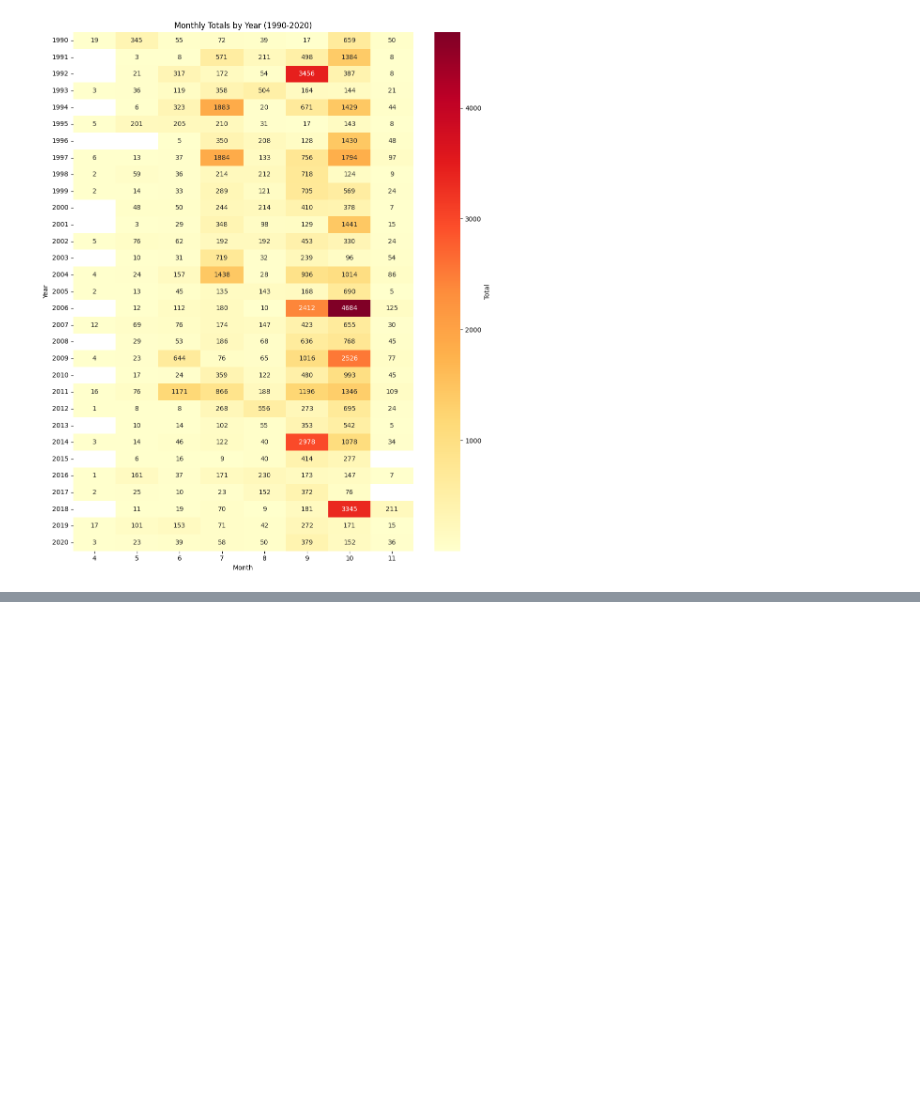
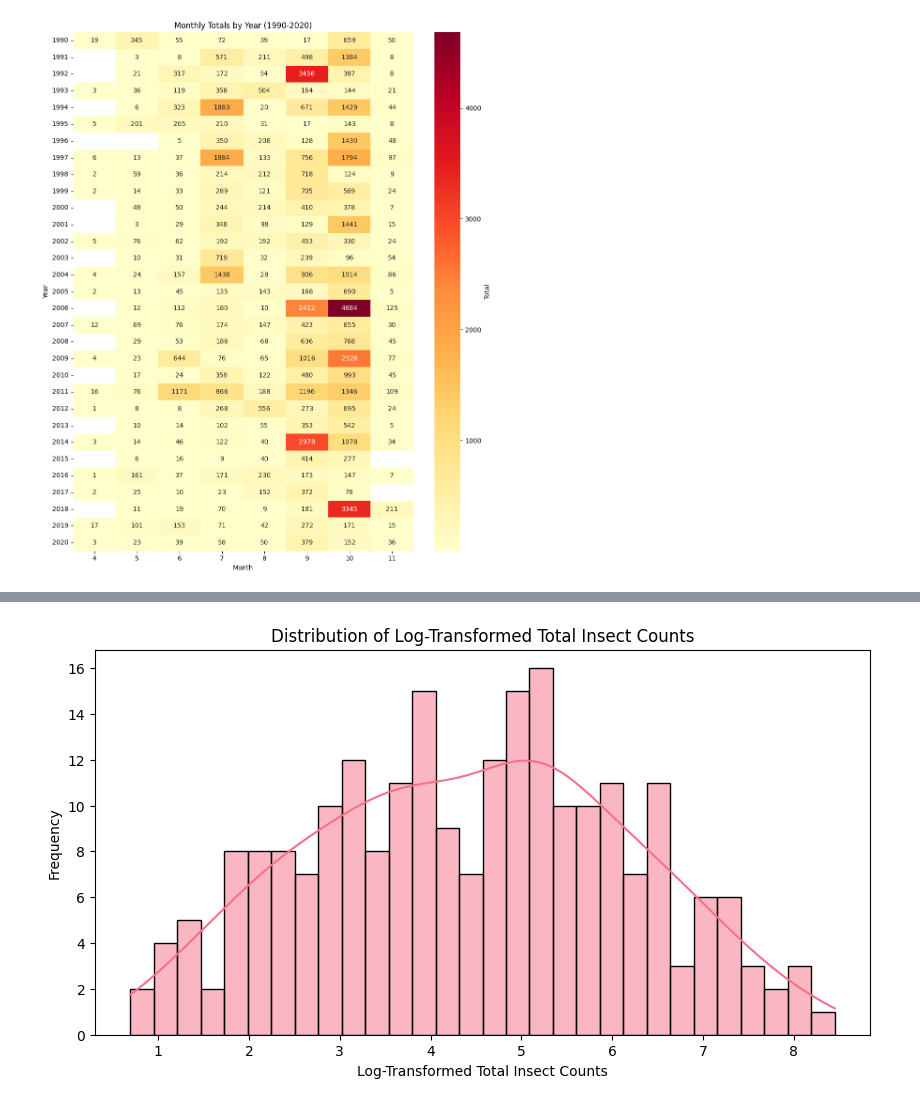
Before and after one commit to swimmingkirby/TeamOthers, a Jupyter notebook: ai/regression_final.ipynb, the cells around one changed output, grey strips where cells are left out. Saved outputs shown, nothing was run; the diff lists cells and outputs as text; code cells hidden in the pictures; blank space fills up the shorter version.

```diff
--- a/ai/regression_final.ipynb
+++ b/ai/regression_final.ipynb
@@ -531,0 +544,2 @@ plt.show()
+# %%
+final_df_2['Total_log'] = np.log1p(final_df_2['Total'])  # log1p handles zeros better
@@ -531,0 +561,10 @@ plt.show()
+# %%
+# check the distribution of Total_log
+plt.figure(figsize=(10, 5))
+sns.histplot(final_df_2['Total_log'].dropna(), bins=30, kde=True)
+plt.title('Distribution of Log-Transformed Total Insect Counts')
+plt.xlabel('Log-Transformed Total Insect Counts')
+plt.ylabel('Frequency')
+plt.show()
+# %% [output]
+[figure, added]
```
Also changed, not shown: parts of 8 cells of this notebook.
